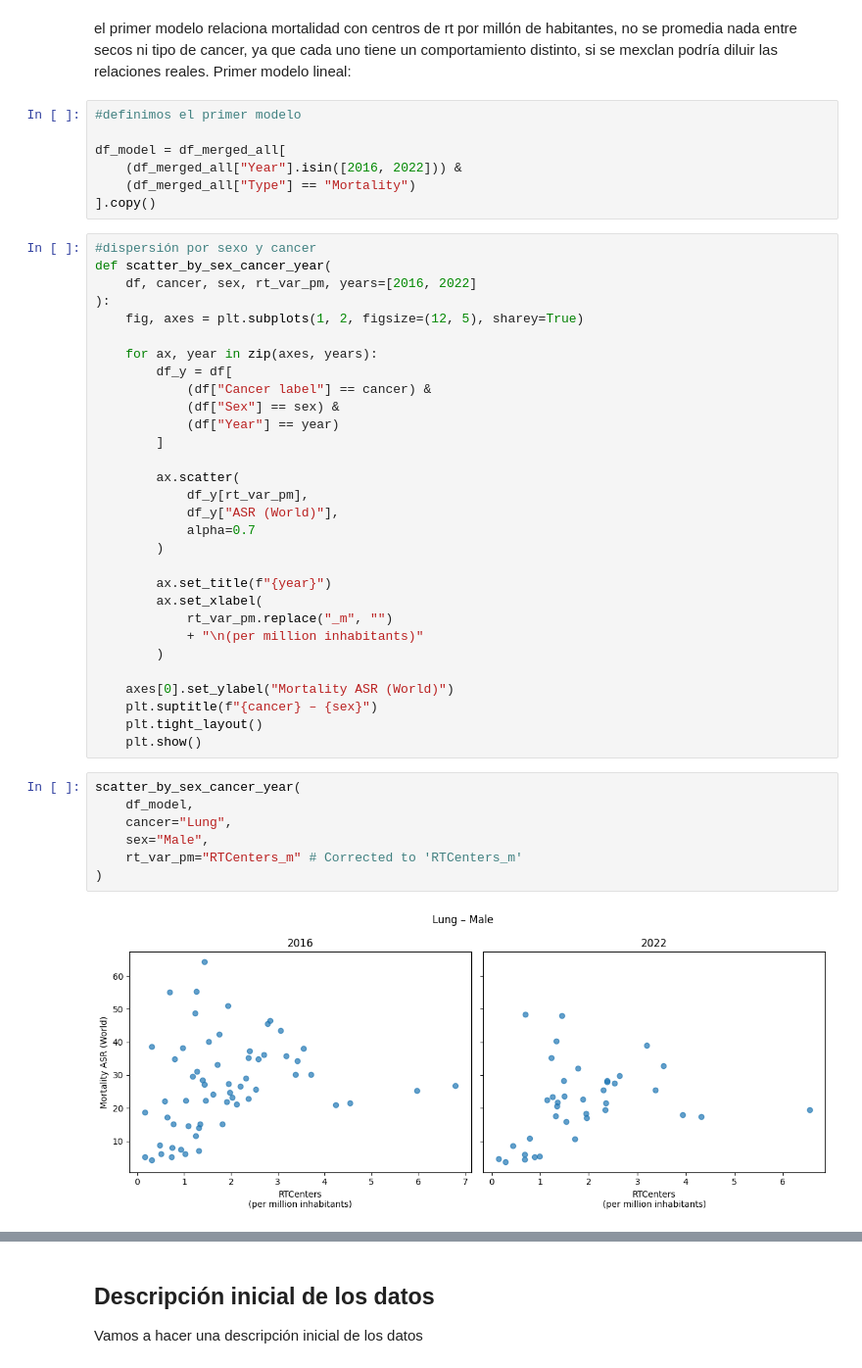
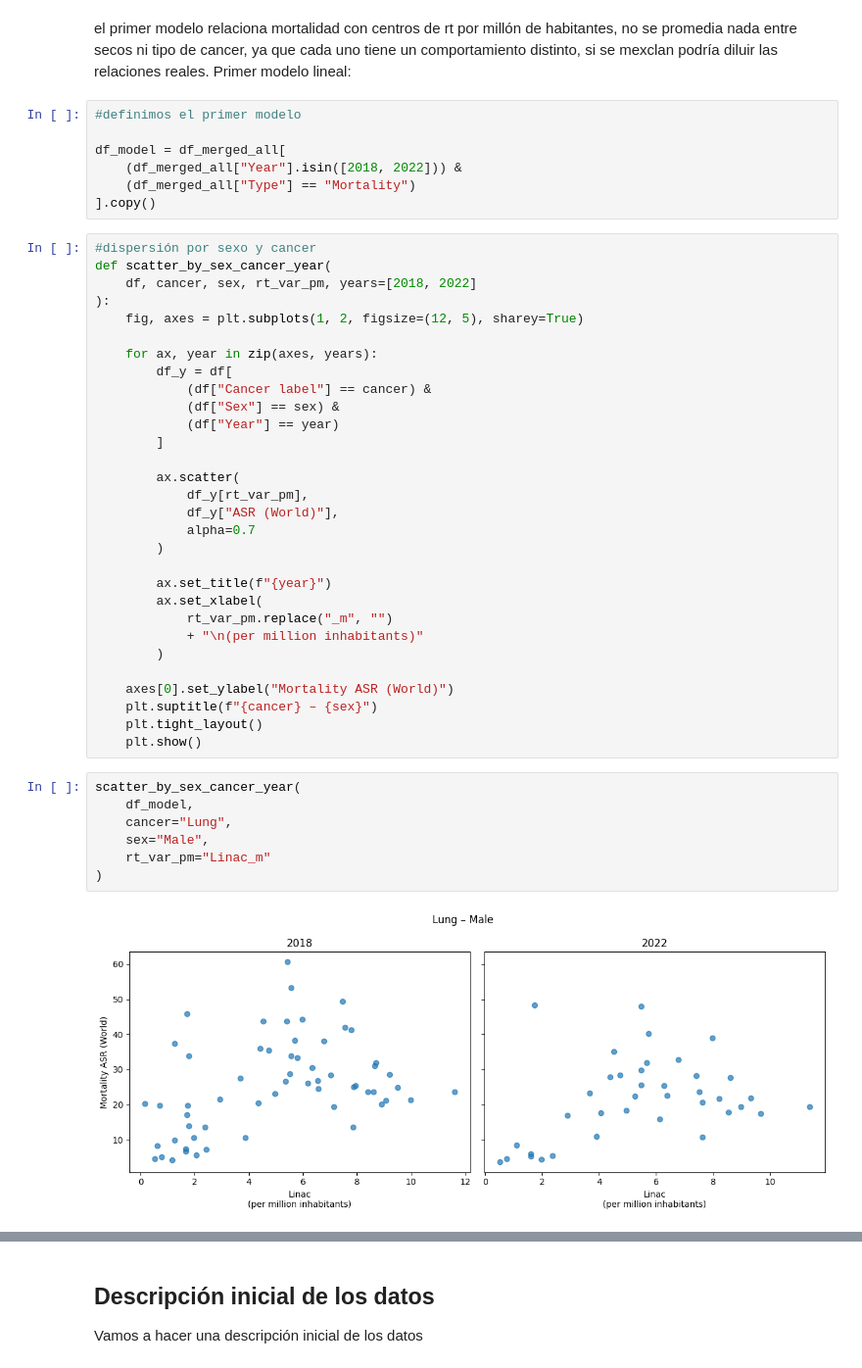
Before and after one commit to mehrerm/TFM, a Jupyter notebook: notebooks/carga_depuracion.ipynb, the cells around one changed output, grey strips where cells are left out. Shown at 98% size. Cells and saved outputs as stored; diff of their text form.

```diff
--- a/notebooks/carga_depuracion.ipynb
+++ b/notebooks/carga_depuracion.ipynb
@@ -2731,13 +2732,13 @@ Primer modelo lineal:
 #definimos el primer modelo
 
 df_model = df_merged_all[
-    (df_merged_all["Year"].isin([2016, 2022])) &
+    (df_merged_all["Year"].isin([2018, 2022])) &
     (df_merged_all["Type"] == "Mortality")
 ].copy()
 # %%
 #dispersión por sexo y cancer
 def scatter_by_sex_cancer_year(
-    df, cancer, sex, rt_var_pm, years=[2016, 2022]
+    df, cancer, sex, rt_var_pm, years=[2018, 2022]
 ):
     fig, axes = plt.subplots(1, 2, figsize=(12, 5), sharey=True)
 
@@ -2767,9 +2768,9 @@ def scatter_by_sex_cancer_year(
 # %%
 scatter_by_sex_cancer_year(
     df_model,
     cancer="Lung",
     sex="Male",
-    rt_var_pm="RTCenters_m" # Corrected to 'RTCenters_m'
+    rt_var_pm="Linac_m"
 )
 # %% [output]
-[figure, old version]
+[figure, new version]
```
Also changed, not shown: parts of 12 cells of this notebook.
